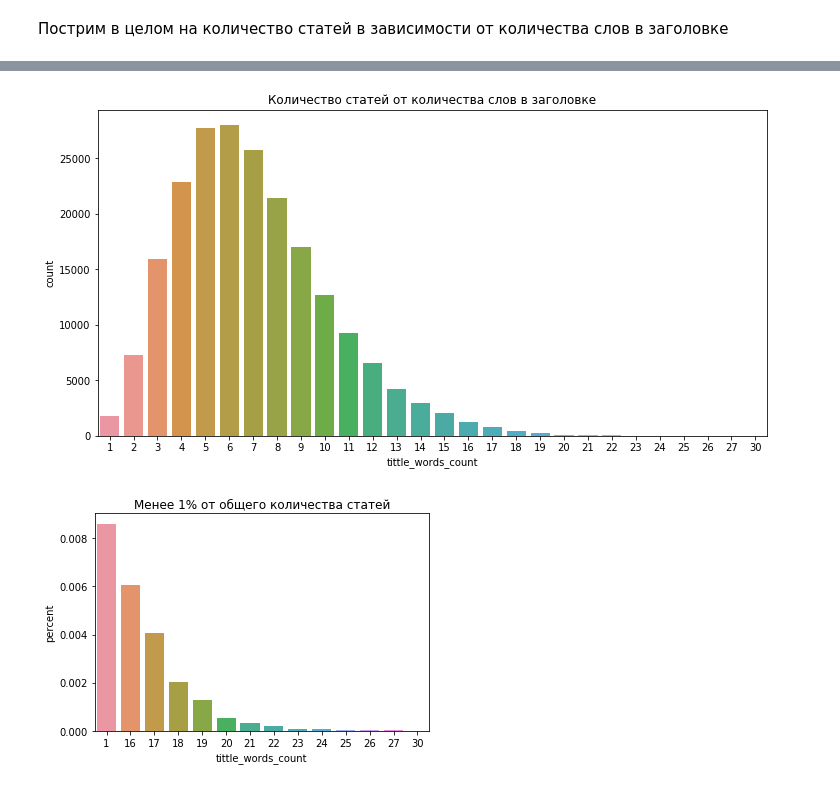
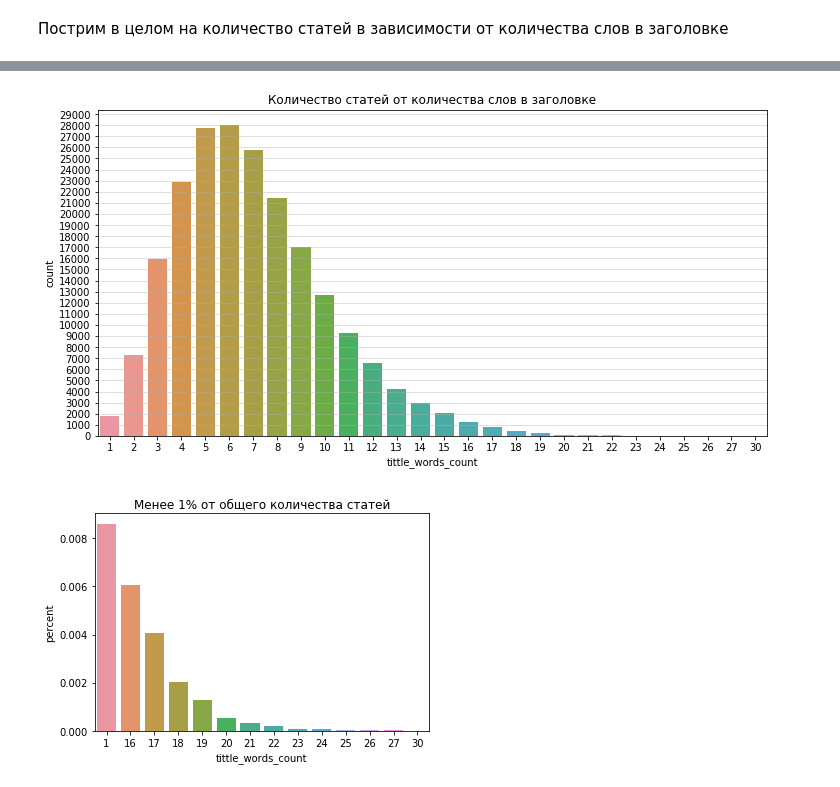
Before and after one commit to D7nis/DS_Habr_rate, a Jupyter notebook: Habr.ipynb, the cells around one changed output, grey strips where cells are left out. Drawn from its saved outputs; the diff is of its cells as text; code cells hidden in the pictures.

```diff
--- a/Habr.ipynb
+++ b/Habr.ipynb
@@ -569,13 +593,15 @@ Name: tittle_words_count, dtype: int64
 # %%
 df_twc=df['tittle_words_count'].value_counts(normalize=False).rename('count').reset_index()
 df_twc.rename({'index':'tittle_words_count'}, axis='columns',inplace=True)
 
 fsize = (12, 6)
 fig, ax = plt.subplots(figsize=fsize)
+plt.yticks(range(0,30000,1000))
+plt.grid(alpha=0.5)
 plt.title('Количество статей от количества слов в заголовке')
 sns.barplot(x='tittle_words_count', y='count', data=df_twc);
 # %% [output]
-[figure, old version]
+[figure, new version]
 # %%
 df_twc=df['tittle_words_count'].value_counts(normalize=True).rename('percent').reset_index()
 df_twc.rename({'index':'tittle_words_count'}, axis='columns',inplace=True)
```
Also changed, not shown: parts of 68 cells of this notebook.
